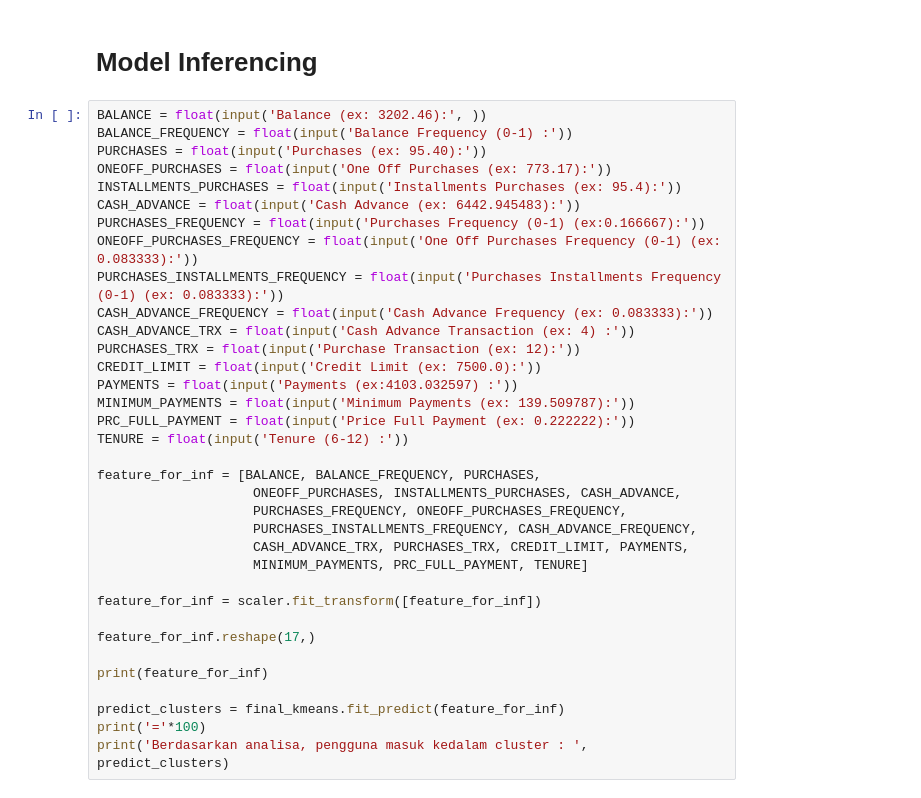
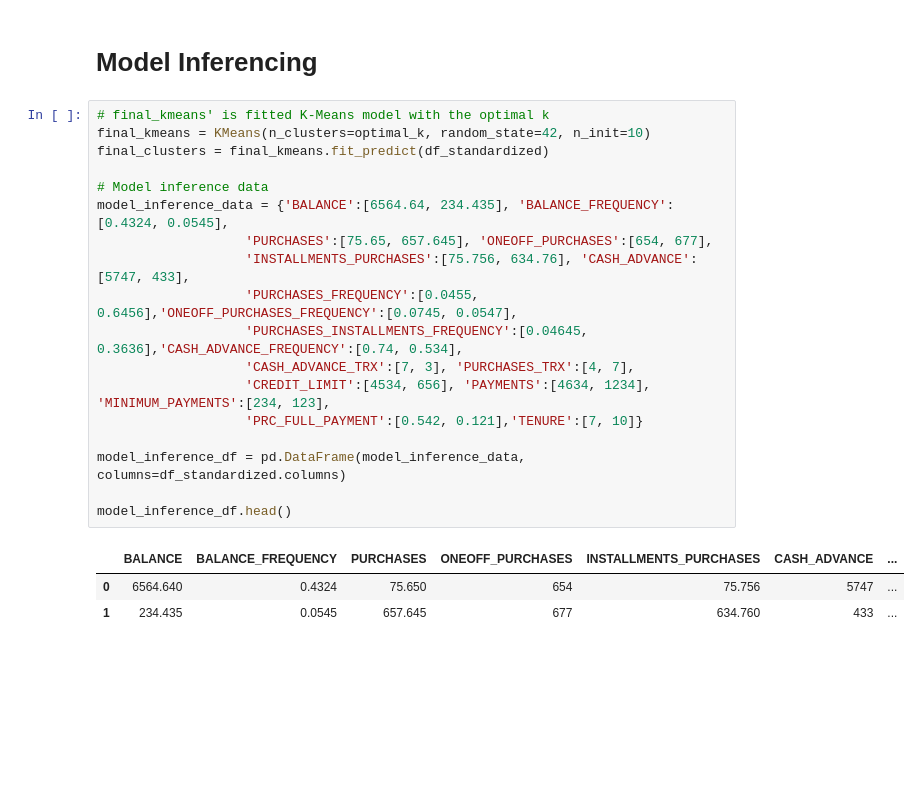
Before and after one commit to rnjasmine/PYTN_KampusMerdeka_fp4_JasmineNurRamadhani, a Jupyter notebook: PYTN_KampusMerdeka_fp4_JasmineNurRamadhani.ipynb, the cells around one changed output. Drawn from its saved outputs; the diff is of its cells as text; blank space fills up the shorter version.

```diff
--- a/PYTN_KampusMerdeka_fp4_JasmineNurRamadhani.ipynb
+++ b/PYTN_KampusMerdeka_fp4_JasmineNurRamadhani.ipynb
@@ -557,37 +662,24 @@ Dapat dilihat dalam kolom 'BALANCE', 'PURCHASES', dan 'CREDIT_LIMIT',
 # %% [markdown]
 # Model Inferencing
-# %%
-BALANCE = float(input('Balance (ex: 3202.46):', ))
-BALANCE_FREQUENCY = float(input('Balance Frequency (0-1) :'))
-PURCHASES = float(input('Purchases (ex: 95.40):'))
-ONEOFF_PURCHASES = float(input('One Off Purchases (ex: 773.17):'))
-INSTALLMENTS_PURCHASES = float(input('Installments Purchases (ex: 95.4):'))
-CASH_ADVANCE = float(input('Cash Advance (ex: 6442.945483):'))
-PURCHASES_FREQUENCY = float(input('Purchases Frequency (0-1) (ex:0.166667):'))
-ONEOFF_PURCHASES_FREQUENCY = float(input('One Off Purchases Frequency (0-1) (ex: 0.083333):'))
-PURCHASES_INSTALLMENTS_FREQUENCY = float(input('Purchases Installments Frequency (0-1) (ex: 0.083333):'))
-CASH_ADVANCE_FREQUENCY = float(input('Cash Advance Frequency (ex: 0.083333):'))
-CASH_ADVANCE_TRX = float(input('Cash Advance Transaction (ex: 4) :'))
-PURCHASES_TRX = float(input('Purchase Transaction (ex: 12):'))
-CREDIT_LIMIT = float(input('Credit Limit (ex: 7500.0):'))
-PAYMENTS = float(input('Payments (ex:4103.032597) :'))
-MINIMUM_PAYMENTS = float(input('Minimum Payments (ex: 139.509787):'))
-PRC_FULL_PAYMENT = float(input('Price Full Payment (ex: 0.222222):'))
-TENURE = float(input('Tenure (6-12) :'))
-
-feature_for_inf = [BALANCE, BALANCE_FREQUENCY, PURCHASES,
-                    ONEOFF_PURCHASES, INSTALLMENTS_PURCHASES, CASH_ADVANCE,
-                    PURCHASES_FREQUENCY, ONEOFF_PURCHASES_FREQUENCY,
-                    PURCHASES_INSTALLMENTS_FREQUENCY, CASH_ADVANCE_FREQUENCY,
-                    CASH_ADVANCE_TRX, PURCHASES_TRX, CREDIT_LIMIT, PAYMENTS,
-                    MINIMUM_PAYMENTS, PRC_FULL_PAYMENT, TENURE]
-
-feature_for_inf = scaler.fit_transform([feature_for_inf])
-
-feature_for_inf.reshape(17,)
-
-print(feature_for_inf)
-
-predict_clusters = final_kmeans.fit_predict(feature_for_inf)
-print('='*100)
-print('Berdasarkan analisa, pengguna masuk kedalam cluster : ', predict_clusters)
+# %%
+# final_kmeans' is fitted K-Means model with the optimal k
+final_kmeans = KMeans(n_clusters=optimal_k, random_state=42, n_init=10)
+final_clusters = final_kmeans.fit_predict(df_standardized)
+
+# Model inference data
+model_inference_data = {'BALANCE':[6564.64, 234.435], 'BALANCE_FREQUENCY':[0.4324, 0.0545],
+                   'PURCHASES':[75.65, 657.645], 'ONEOFF_PURCHASES':[654, 677],
+                   'INSTALLMENTS_PURCHASES':[75.756, 634.76], 'CASH_ADVANCE':[5747, 433],
+                   'PURCHASES_FREQUENCY':[0.0455, 0.6456],'ONEOFF_PURCHASES_FREQUENCY':[0.0745, 0.0547],
+                   'PURCHASES_INSTALLMENTS_FREQUENCY':[0.04645, 0.3636],'CASH_ADVANCE_FREQUENCY':[0.74, 0.534],
+                   'CASH_ADVANCE_TRX':[7, 3], 'PURCHASES_TRX':[4, 7],
+                   'CREDIT_LIMIT':[4534, 656], 'PAYMENTS':[4634, 1234], 'MINIMUM_PAYMENTS':[234, 123],
+                   'PRC_FULL_PAYMENT':[0.542, 0.121],'TENURE':[7, 10]}
+
+model_inference_df = pd.DataFrame(model_inference_data, columns=df_standardized.columns)
+
+model_inference_df.head()
+# %% [output]
+|  | BALANCE | BALANCE_FREQUENCY | PURCHASES | ONEOFF_PURCHASES | INSTALLMENTS_PURCHASES | CASH_ADVANCE | ... |
+| 0 | 6564.640 | 0.4324 | 75.650 | 654 | 75.756 | 5747 | ... |
+| 1 | 234.435 | 0.0545 | 657.645 | 677 | 634.760 | 433 | ... |
```
Also changed, not shown: parts of 20 cells of this notebook.
